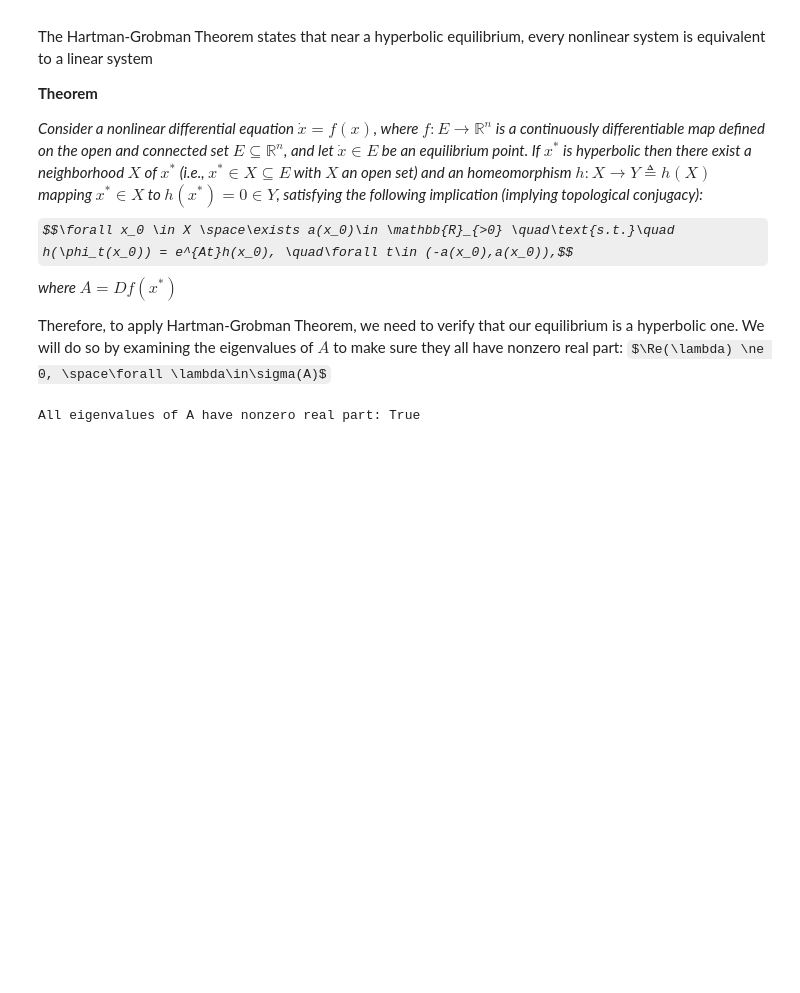
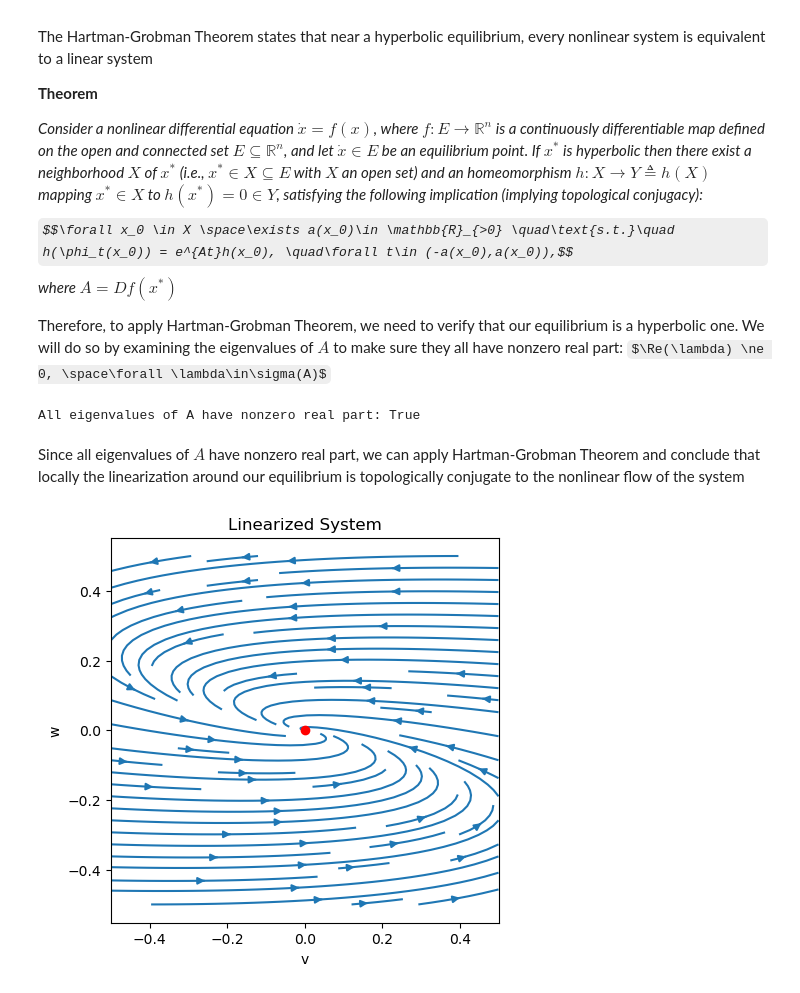
Before and after one commit to CharlesXu-Jingyue/CDS232_Wi24_CourseProject, a Jupyter notebook: FitHughNagumo.ipynb, the cells around one changed output. Cells and saved outputs as stored; diff of their text form; code cells hidden in the pictures; some formulas as TeX source; blank space fills up the shorter version.

Commit message:
linearization at equilibrium

```diff
--- a/FitHughNagumo.ipynb
+++ b/FitHughNagumo.ipynb
@@ -440,3 +442,30 @@ hyperbolic = all(re(eig) != 0 for eig in eig_A.keys())
 print(f"All eigenvalues of A have nonzero real part: {hyperbolic}")
 # %% [output]
 All eigenvalues of A have nonzero real part: True
+# %% [markdown]
+Since all eigenvalues of $A$ have nonzero real part, we can apply Hartman-Grobman Theorem and conclude that locally the linearization around our equilibrium is topologically conjugate to the nonlinear flow of the system
+# %%
+## Phase portrait for the linearized system
+# Define the linear system
+A_np = np.array(A).astype(float)
+def lin_system(v, w):
+    return np.einsum('ij,jkl->ikl', A_np, np.array([v, w]))
+
+# Define the grid
+vs = np.linspace(-0.5, 0.5, 20)
+ws = np.linspace(-0.5, 0.5, 20)
+Vs, Ws = np.meshgrid(vs, ws)
+
+# Compute the direction at each point on the grid
+v_direction, w_direction = lin_system(Vs, Ws)
+
+# Plot the phase portrait
+fig, ax = plt.subplots(figsize=(5, 5))
+ax.streamplot(Vs, Ws, v_direction, w_direction)
+ax.plot(0, 'ro')
+ax.set_title('Linearized System')
+ax.set_xlabel('v')
+ax.set_ylabel('w')
+plt.show()
+# %% [output]
+[figure, added]
```
Also changed, not shown: parts of 5 cells of this notebook.
